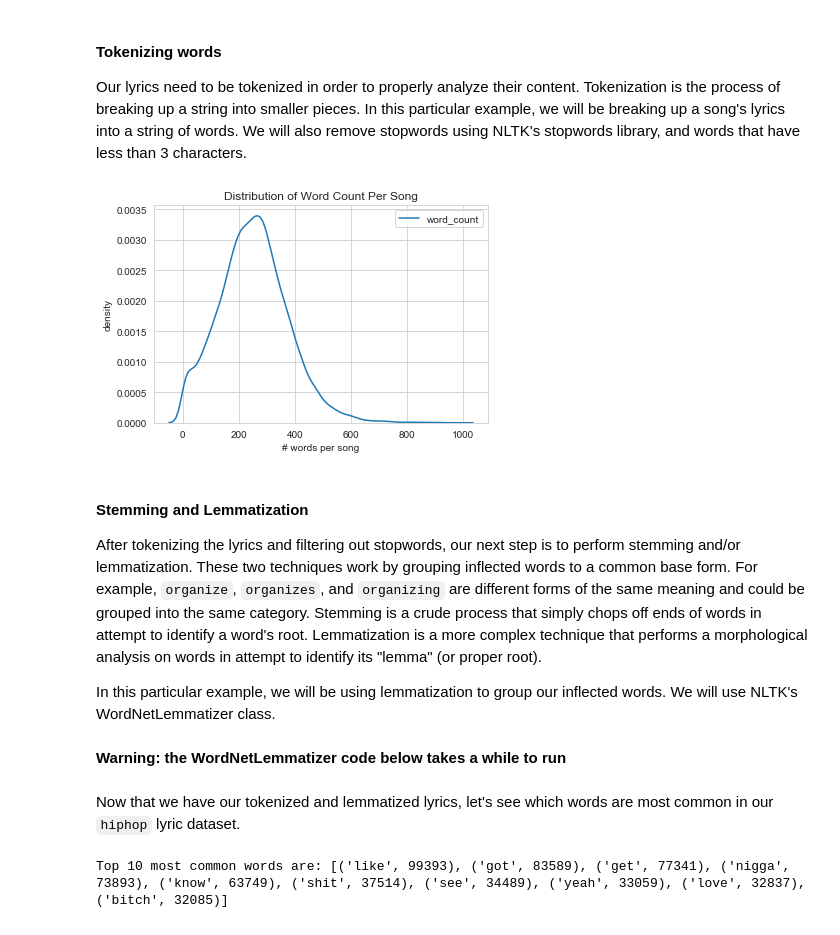
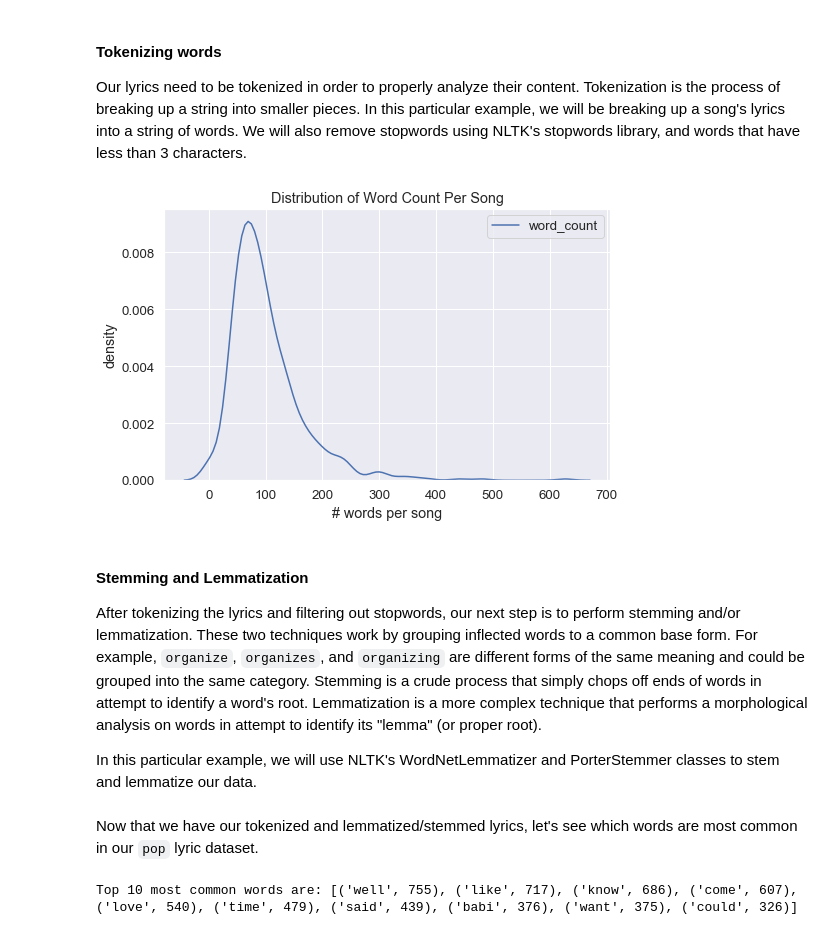
Before and after one commit to topspinj/NLPlyrics, a Jupyter notebook: lyrics-preprocess.ipynb, the cells around one changed output. Saved outputs shown, nothing was run; the diff lists cells and outputs as text; code cells hidden in the pictures.

```diff
--- a/lyrics-preprocess.ipynb
+++ b/lyrics-preprocess.ipynb
@@ -57,6 +57,8 @@ genres = data['genre'].value_counts().reset_index()
 genres.columns = ['genre', 'count']
 
 sns.set_style("whitegrid")
+sns.set(font_scale=1.2)
+plt.figure(figsize=(8,5))
 sns.barplot(x='genre', y='count', data=genres, palette='viridis')
 plt.xticks(rotation=90)
 plt.title('Frequency Distribution of Song Genre')
@@ -116,0 +119,2 @@ hiphop = data[data['genre'] == 'Hip-Hop']
+# %%
+subset = data[data['a'] == 2016]
@@ -119,34 +145,33 @@ hiphop = data[data['genre'] == 'Hip-Hop']
 
 Our lyrics need to be tokenized in order to properly analyze their content. Tokenization is the process of breaking up a string into smaller pieces. In this particular example, we will be breaking up a song's lyrics into a string of words. We will also remove stopwords using NLTK's stopwords library, and words that have less than 3 characters.
 # %%
-def tokenize_lyrics(x):
+def tokenize_lyrics(x, min_length=3):
     custom_stopwords = ["'s", "n't", "'m", "'re", "'ll","'ve","...", "ä±", "''", '``','--', "'d", 'el', 'la', "let"]
     stopwords = nltk.corpus.stopwords.words('english') + custom_stopwords
     tokens = nltk.word_tokenize(x.lower())
     tokens = [t.strip('-./') for t in tokens]
-    tokenized = [t for t in tokens if len(t) > 2 and t.isalpha() and t not in stopwords]
+    tokenized = [t for t in tokens if len(t) > min_length and t.isalpha() and t not in stopwords]
     return tokenized
 # %%
-hiphop['tokenized_lyrics'] = hiphop['lyrics'].apply(tokenize_lyrics)
-hiphop['word_count'] = hiphop['tokenized_lyrics'].apply(len)
+subset['tokenized_lyrics'] = subset['lyrics'].apply(tokenize_lyrics)
+subset['word_count'] = subset['tokenized_lyrics'].apply(len)
 # %%
 # filter out songs that have more than 1000 words
-hiphop_filtered = hiphop[hiphop['word_count'] < 1000]
+subset_filtered = subset[subset['word_count'] < 1000]
 
-sns.kdeplot(hiphop_filtered['word_count'])
+plt.figure(figsize=(8,5))
+sns.kdeplot(subset_filtered['word_count'])
 plt.xlabel("# words per song")
 plt.ylabel("density")
 plt.title("Distribution of Word Count Per Song")
 plt.show()
 # %% [output]
-[figure, old version]
+[figure, new version]
 # %% [markdown]
 #### Stemming and Lemmatization
 
 After tokenizing the lyrics and filtering out stopwords, our next step is to perform stemming and/or lemmatization. These two techniques work by grouping inflected words to a common base form. For example, `organize`, `organizes`, and `organizing` are different forms of the same meaning and could be grouped into the same category.
 Stemming is a crude process that simply chops off ends of words in attempt to identify a word's root. Lemmatization is a more complex technique that performs a morphological analysis on words in attempt to identify its "lemma" (or proper root).
 
-In this particular example, we will be using lemmatization to group our inflected words. We will use NLTK's WordNetLemmatizer class.
+In this particular example, we will use NLTK's WordNetLemmatizer and PorterStemmer classes to stem and lemmatize our data.
-# %% [markdown]
-**Warning: the WordNetLemmatizer code below takes a while to run**
 # %%
@@ -160,12 +186,12 @@ hiphop['tokenized_lyrics'] = hiphop['tokenized_lyrics'].apply(lemmatize)
 # %% [markdown]
-Now that we have our tokenized and lemmatized lyrics, let's see which words are most common in our `hiphop` lyric dataset.
+Now that we have our tokenized and lemmatized/stemmed lyrics, let's see which words are most common in our `pop` lyric dataset.
 # %%
 from collections import Counter
 
-word_freq = Counter(w for words in hiphop['tokenized_lyrics'] for w in words)
+word_freq = Counter(w for words in subset['tokenized_lyrics'] for w in words)
 print("Top 10 most common words are:", word_freq.most_common(10))
 # %% [output]
-Top 10 most common words are: [('like', 99393), ('got', 83589), ('get', 77341), ('nigga', 73893), ('know', 63749), ('shit', 37514), ('see', 34489), ('yeah', 33059), ('love', 32837), ('bitch', 32085)]
+Top 10 most common words are: [('well', 755), ('like', 717), ('know', 686), ('come', 607), ('love', 540), ('time', 479), ('said', 439), ('babi', 376), ('want', 375), ('could', 326)]
 # %%
 top_n = 25
 common_words = pd.DataFrame(word_freq.most_common(top_n), columns=['word', 'count'])
```
Also changed, not shown: parts of 12 cells of this notebook.
